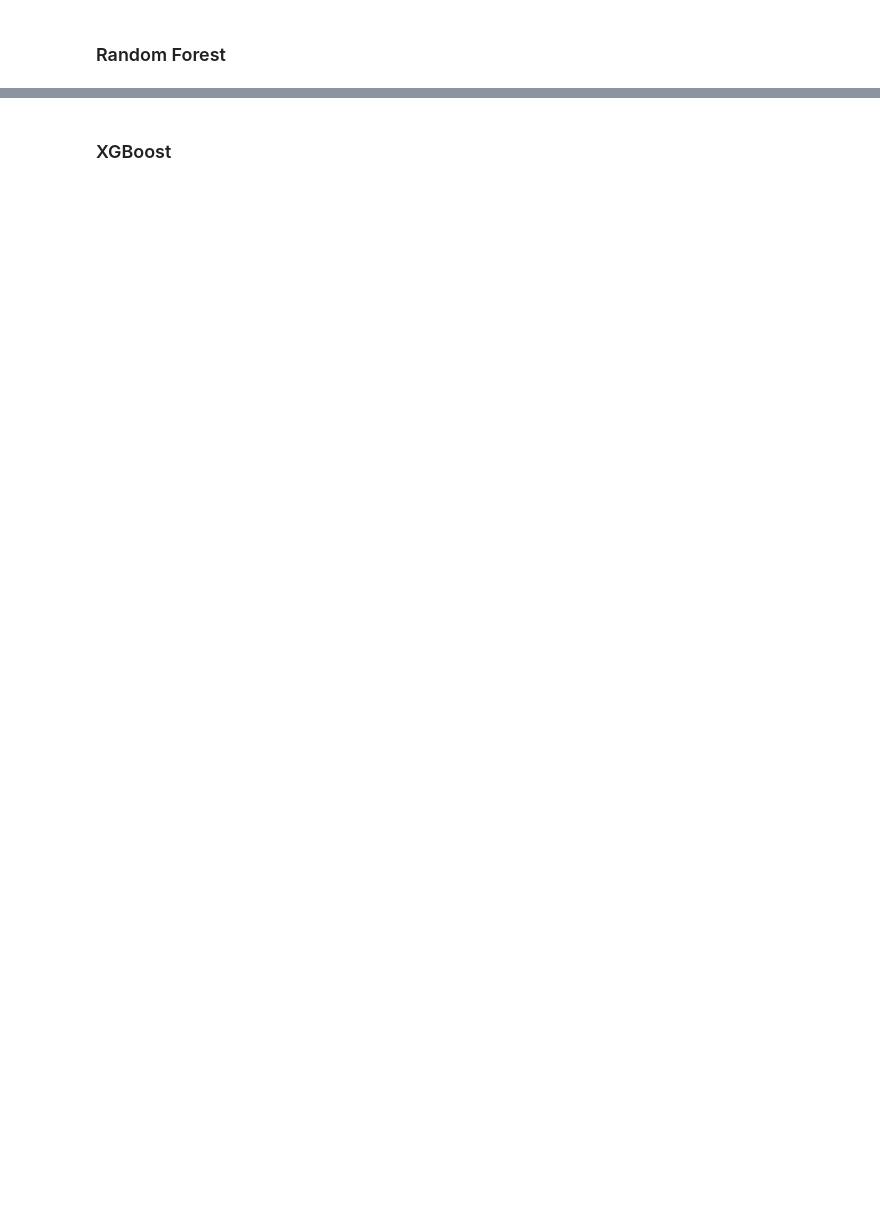
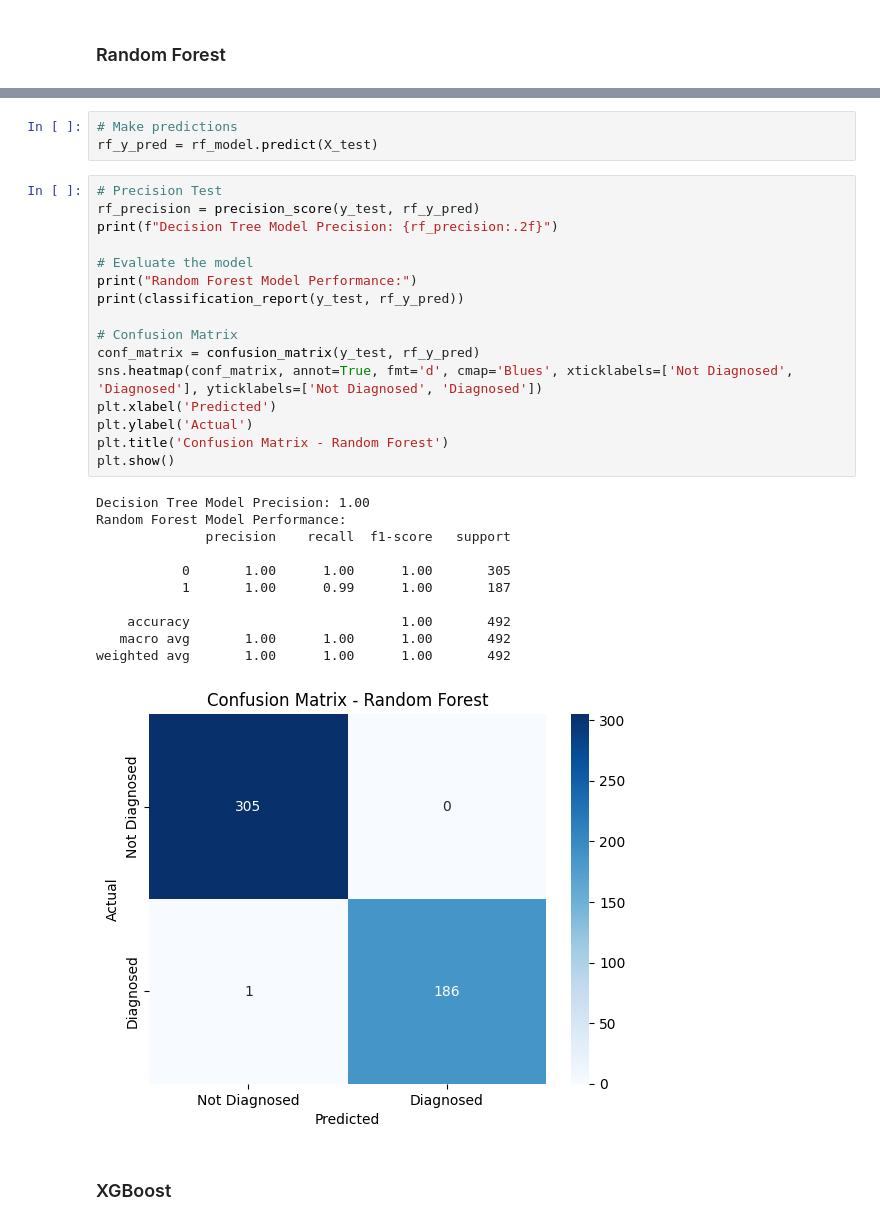
Before and after one commit to naomidb/dsc-capstone-proj2, a Jupyter notebook: DS_Capstone_Notebook_proj2.ipynb, the cells around one changed output, grey strips where cells are left out. Drawn from its saved outputs; the diff is of its cells as text; blank space fills up the shorter version.

```diff
--- a/DS_Capstone_Notebook_proj2.ipynb
+++ b/DS_Capstone_Notebook_proj2.ipynb
@@ -316,2 +403,33 @@ Used in 1 nodes
+# %%
+# Make predictions
+rf_y_pred = rf_model.predict(X_test)
+# %%
+# Precision Test
+rf_precision = precision_score(y_test, rf_y_pred)
+print(f"Decision Tree Model Precision: {rf_precision:.2f}")
+
+# Evaluate the model
+print("Random Forest Model Performance:")
+print(classification_report(y_test, rf_y_pred))
+
+# Confusion Matrix
+conf_matrix = confusion_matrix(y_test, rf_y_pred)
+sns.heatmap(conf_matrix, annot=True, fmt='d', cmap='Blues', xticklabels=['Not Diagnosed', 'Diagnosed'], yticklabels=['Not Diagnosed', 'Diagnosed'])
+plt.xlabel('Predicted')
+plt.ylabel('Actual')
+plt.title('Confusion Matrix - Random Forest')
+plt.show()
+# %% [output]
+Decision Tree Model Precision: 1.00
+Random Forest Model Performance:
+              precision    recall  f1-score   support
+
+           0       1.00      1.00      1.00       305
+           1       1.00      0.99      1.00       187
+
+    accuracy                           1.00       492
+   macro avg       1.00      1.00      1.00       492
+weighted avg       1.00      1.00      1.00       492
+[figure, added]
 # %% [markdown]
 ### XGBoost
```
Also changed, not shown: parts of 19 cells of this notebook.
